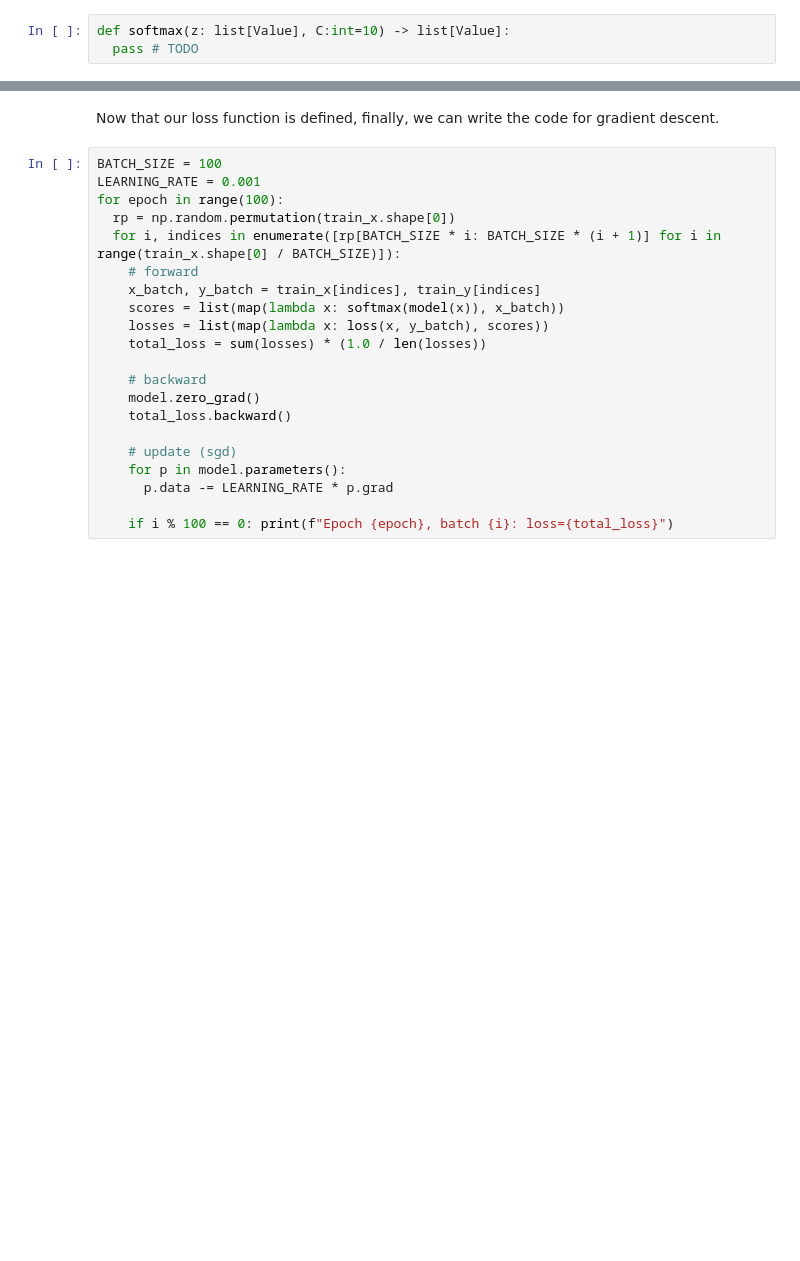
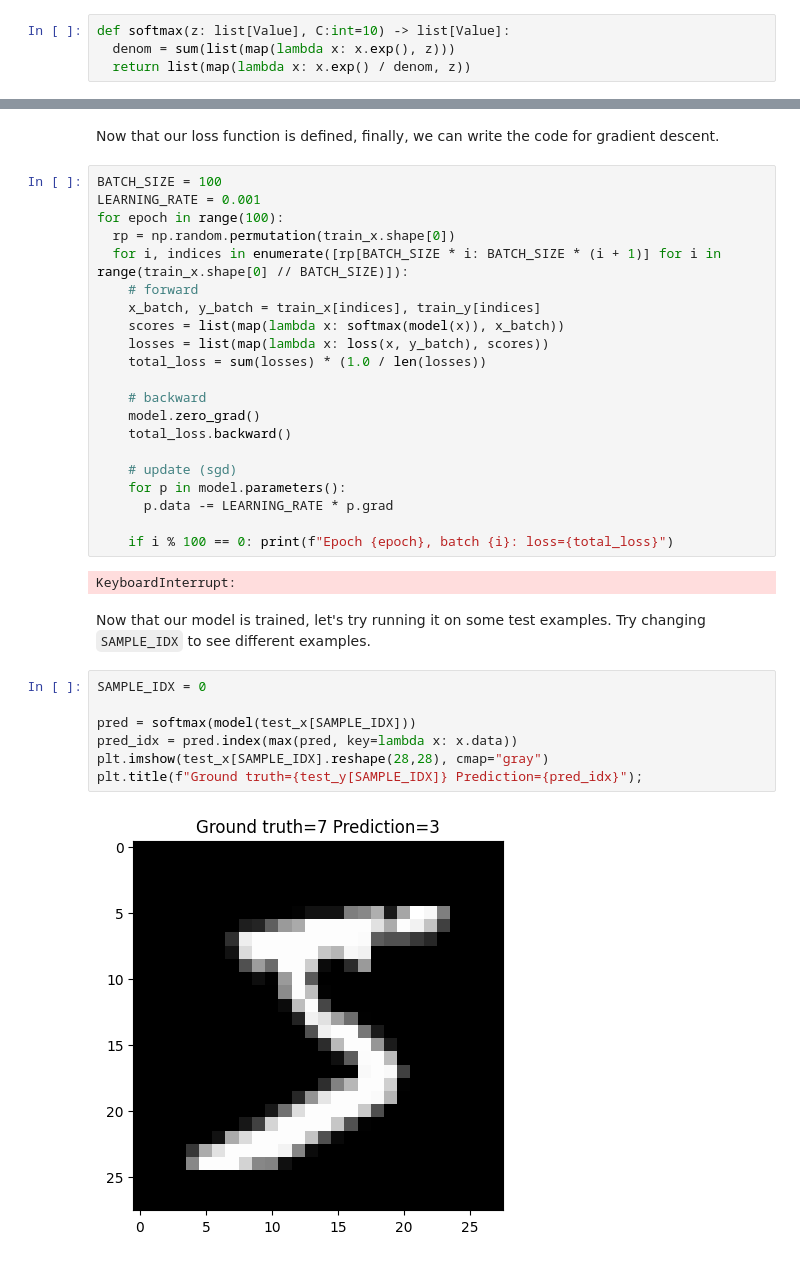
Before and after one commit to i-k-anonymous/CV-Fellowship, a Jupyter notebook: micrograd/mnist.ipynb, the cells around one changed output, grey strips where cells are left out. Cells and saved outputs as stored; diff of their text form; blank space fills up the shorter version.

```diff
--- a/micrograd/mnist.ipynb
+++ b/micrograd/mnist.ipynb
@@ -58,7 +69,8 @@ you are working with `Value`s, so you can only use the operations you defined
 in `micrograd/engine.py`.
 # %%
 def softmax(z: list[Value], C:int=10) -> list[Value]:
-  pass # TODO
+  denom = sum(list(map(lambda x: x.exp(), z)))
+  return list(map(lambda x: x.exp() / denom, z))
 # %% [markdown]
 Now we can try evaluating the model again, with our new softmax function.
 # %%
@@ -91,7 +114,7 @@ BATCH_SIZE = 100
 LEARNING_RATE = 0.001
 for epoch in range(100):
   rp = np.random.permutation(train_x.shape[0])
-  for i, indices in enumerate([rp[BATCH_SIZE * i: BATCH_SIZE * (i + 1)] for i in range(train_x.shape[0] / BATCH_SIZE)]):
+  for i, indices in enumerate([rp[BATCH_SIZE * i: BATCH_SIZE * (i + 1)] for i in range(train_x.shape[0] // BATCH_SIZE)]):
     # forward
     x_batch, y_batch = train_x[indices], train_y[indices]
     scores = list(map(lambda x: softmax(model(x)), x_batch))
@@ -107,3 +130,17 @@ for epoch in range(100):
       p.data -= LEARNING_RATE * p.grad
 
     if i % 100 == 0: print(f"Epoch {epoch}, batch {i}: loss={total_loss}")
+# %% [output]
+KeyboardInterrupt:
+# %% [markdown]
+Now that our model is trained, let's try running it on some test examples.
+Try changing `SAMPLE_IDX` to see different examples.
+# %%
+SAMPLE_IDX = 0
+
+pred = softmax(model(test_x[SAMPLE_IDX]))
+pred_idx = pred.index(max(pred, key=lambda x: x.data))
+plt.imshow(test_x[SAMPLE_IDX].reshape(28,28), cmap="gray")
+plt.title(f"Ground truth={test_y[SAMPLE_IDX]} Prediction={pred_idx}");
+# %% [output]
+[figure, added]
```
Also changed, not shown: parts of 3 cells of this notebook, 2 other files.
